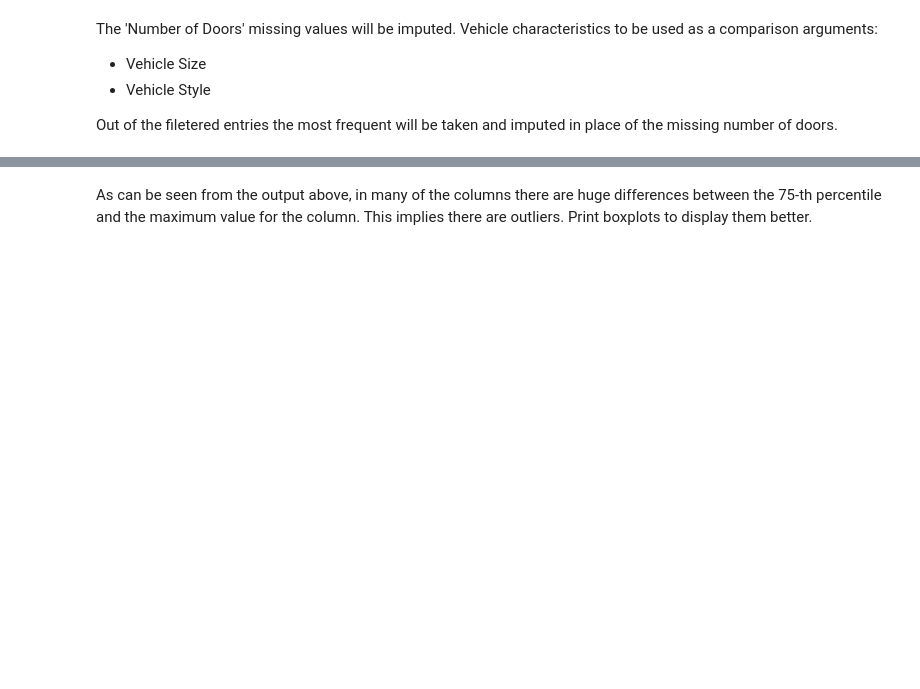
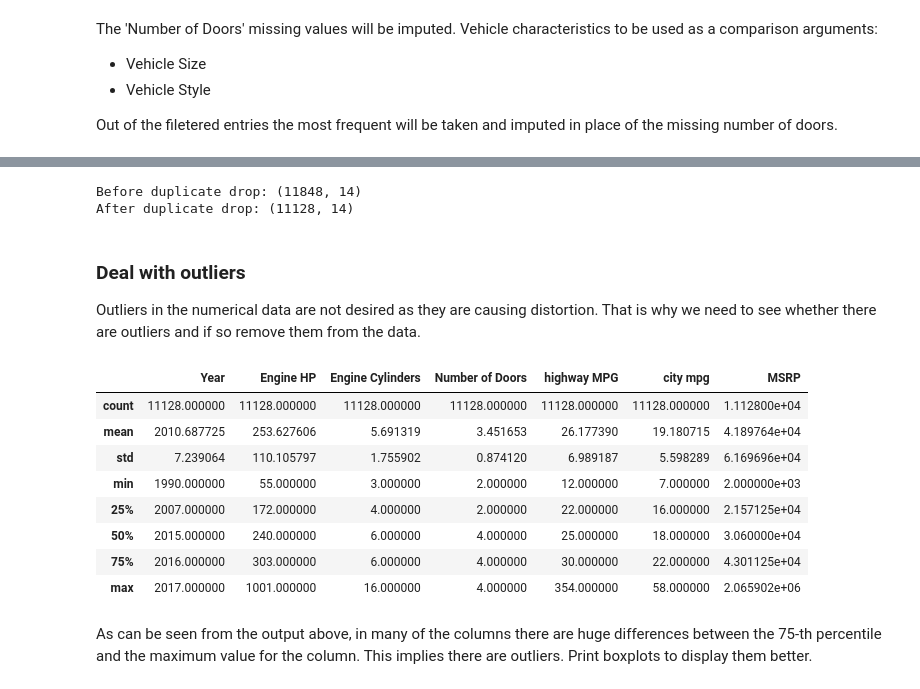
Before and after one commit to taagitacc/car-price-factors, a Jupyter notebook: price_analysis.ipynb, the cells around one changed output, grey strips where cells are left out. Saved outputs shown, nothing was run; the diff lists cells and outputs as text; code cells hidden in the pictures; blank space fills up the shorter version.

```diff
--- a/price_analysis.ipynb
+++ b/price_analysis.ipynb
@@ -370,0 +316,7 @@ df.describe()
+# %%
+# Impute values for missing 'Engine Cylinders'
+list_index_miss_eng_cyl = df_prepared[df_prepared['Engine Cylinders'].isna()].index
+for i in list_index_miss_eng_cyl:
+    imp_value = gen_imp_value_eng_cyl(df_prepared, i)
+    # Update the values
+    df_prepared.at[i,'Engine Cylinders'] = imp_value
@@ -371,3 +378,26 @@ df.describe()
+# %%
+# Drop duplicates if any
+print('Before duplicate drop:',df_prepared.shape)
+df_prepared = df_prepared.drop_duplicates()
+print('After duplicate drop:',df_prepared.shape)
+# %% [output]
+Before duplicate drop: (11848, 14)
+After duplicate drop: (11128, 14)
+# %% [markdown]
+### Deal with outliers
+Outliers in the numerical data are not desired as they are causing distortion. That is why we need to see whether there are outliers and if so remove them from the data.
+# %%
+df_prepared.describe()
+# %% [output]
+|  | Year | Engine HP | Engine Cylinders | Number of Doors | highway MPG | city mpg | MSRP |
+| count | 11128.000000 | 11128.000000 | 11128.000000 | 11128.000000 | 11128.000000 | 11128.000000 | 1.112800e+04 |
+| mean | 2010.687725 | 253.627606 | 5.691319 | 3.451653 | 26.177390 | 19.180715 | 4.189764e+04 |
+| std | 7.239064 | 110.105797 | 1.755902 | 0.874120 | 6.989187 | 5.598289 | 6.169696e+04 |
+| min | 1990.000000 | 55.000000 | 3.000000 | 2.000000 | 12.000000 | 7.000000 | 2.000000e+03 |
+| 25% | 2007.000000 | 172.000000 | 4.000000 | 2.000000 | 22.000000 | 16.000000 | 2.157125e+04 |
+| 50% | 2015.000000 | 240.000000 | 6.000000 | 4.000000 | 25.000000 | 18.000000 | 3.060000e+04 |
+| 75% | 2016.000000 | 303.000000 | 6.000000 | 4.000000 | 30.000000 | 22.000000 | 4.301125e+04 |
+| max | 2017.000000 | 1001.000000 | 16.000000 | 4.000000 | 354.000000 | 58.000000 | 2.065902e+06 |
 # %% [markdown]
 As can be seen from the output above, in many of the columns there are huge differences between the 75-th percentile and the maximum value for the column. This implies there are outliers. Print boxplots to display them better.
 # %%
```
Also changed, not shown: parts of 59 cells of this notebook.
